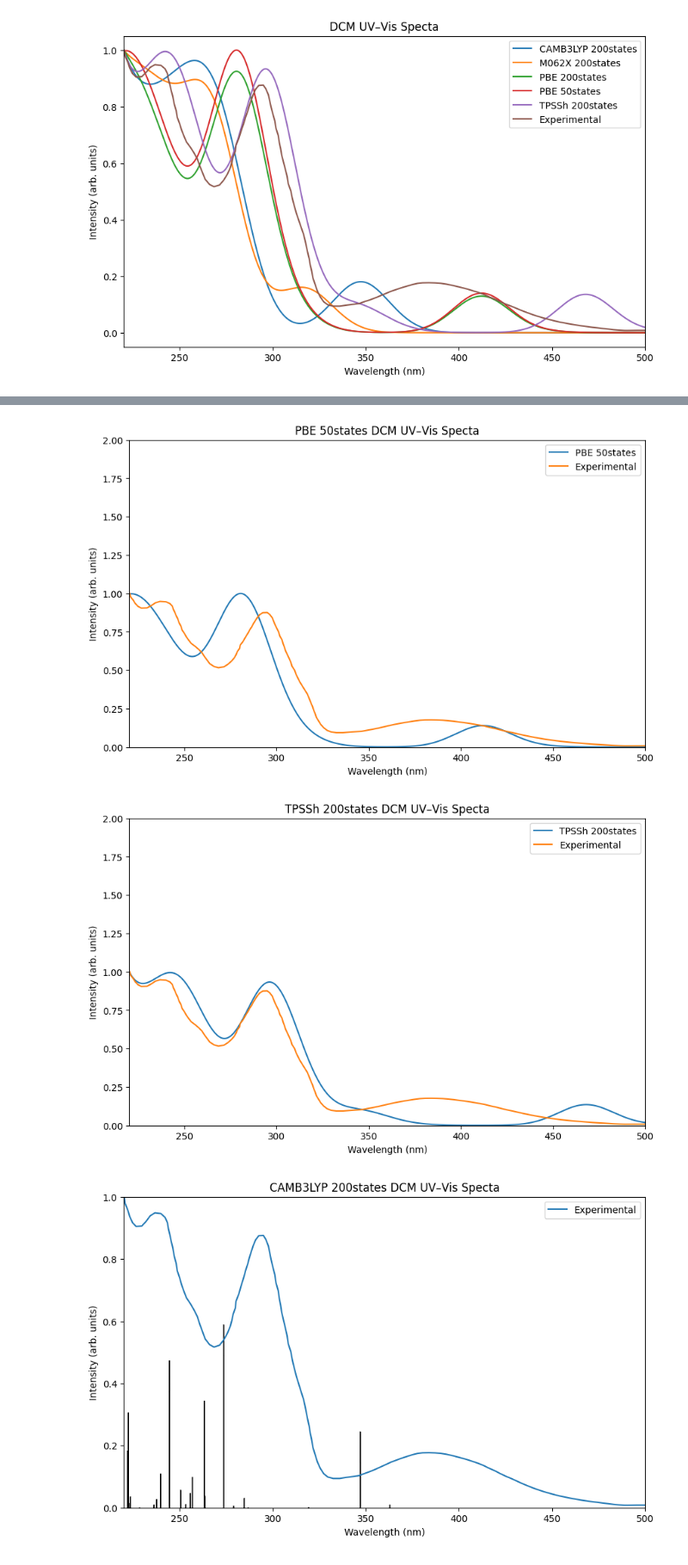
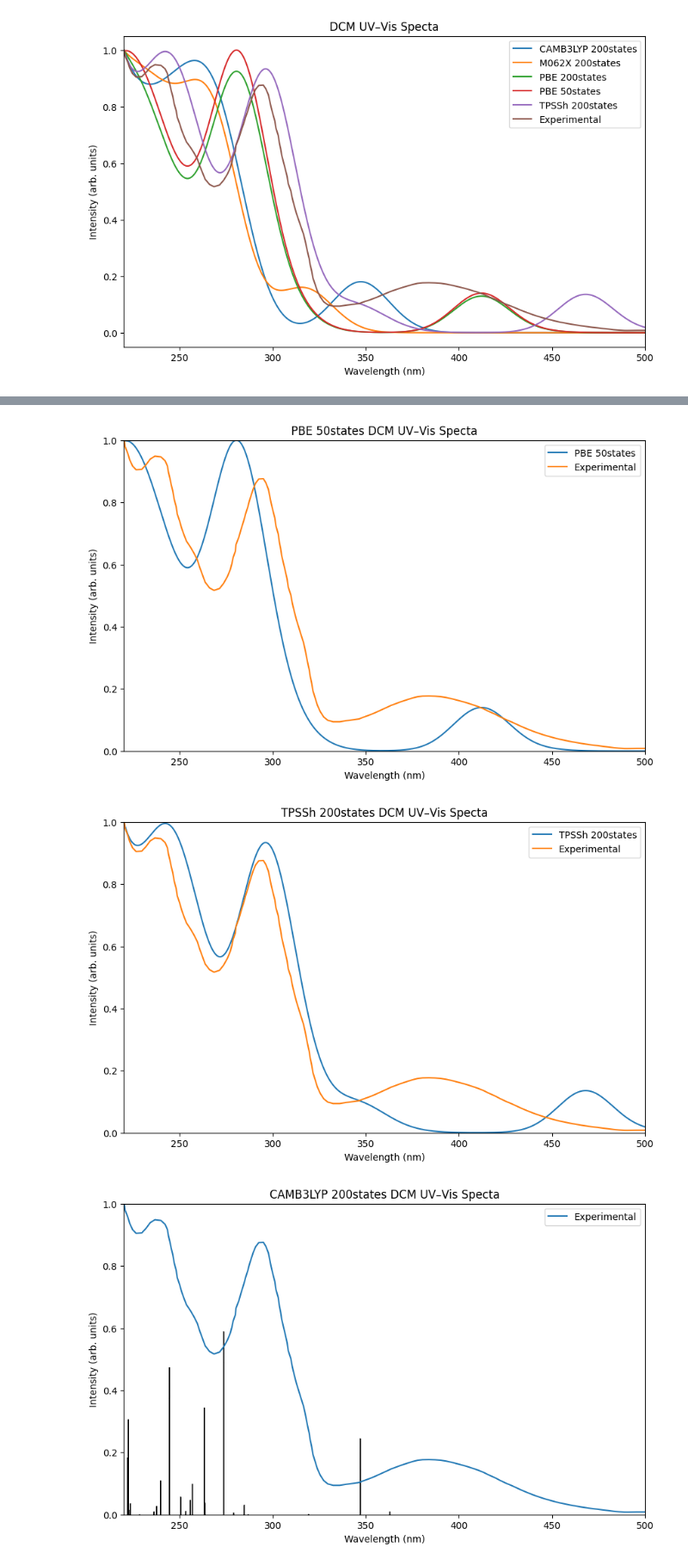
Before and after one commit to Maarsk/Gaussian_Scripts, a Jupyter notebook: Uv_vis.ipynb, the cells around one changed output, grey strips where cells are left out. Shown at 86% size. Saved outputs shown, nothing was run; the diff lists cells and outputs as text; code cells hidden in the pictures.

```diff
--- a/Uv_vis.ipynb
+++ b/Uv_vis.ipynb
@@ -88,7 +88,7 @@ for out_file in glob.glob(input_folder+"/*.out"):
         x_cut = x_cut - 0
         plt.plot(x_std, y_std, label="Experimental")
         plt.xlim(220, 500)
-        plt.ylim(0, 2)
+        plt.ylim(0, 1)
         plt.xlabel("Wavelength (nm)")
         plt.ylabel("Intensity (arb. units)")
         plt.title(f"{(os.path.splitext(os.path.basename(out_file))[0]).split('_')[3]+' '+(os.path.splitext(os.path.basename(out_file))[0]).split('_')[4]} DCM UV–Vis Specta")
@@ -102,5 +102,5 @@ for out_file in glob.glob(input_folder+"/*.out"):
-[figure, old version]
+[figure, new version]
-[figure, old version]
+[figure, new version]
 # %%
 x = np.linspace(150, 550, 5000)
 mask = x >= 220
```
Also changed, not shown: parts of 1 cell of this notebook, 19 other files.
